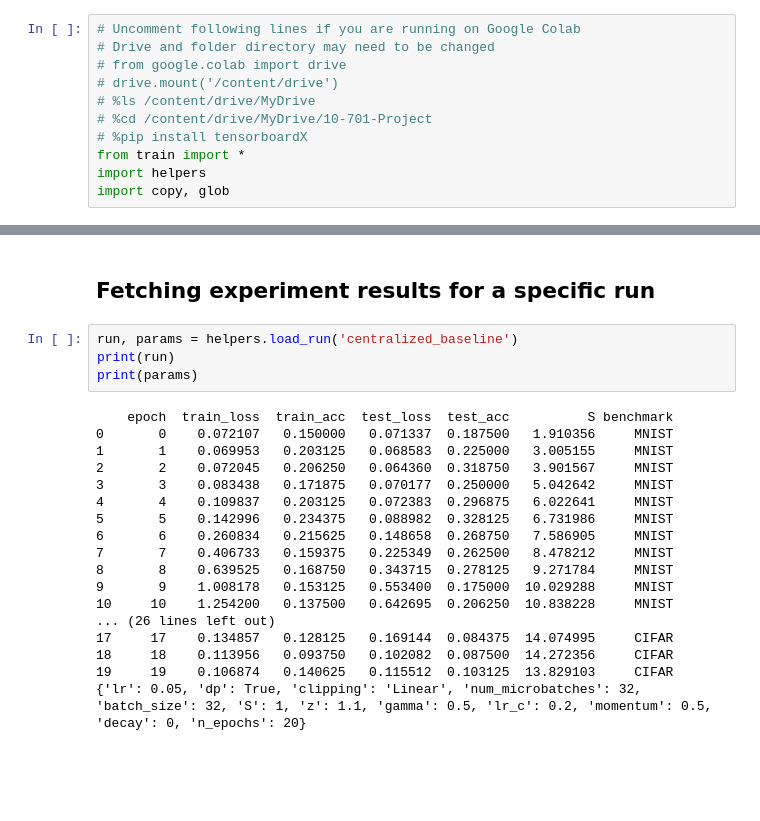
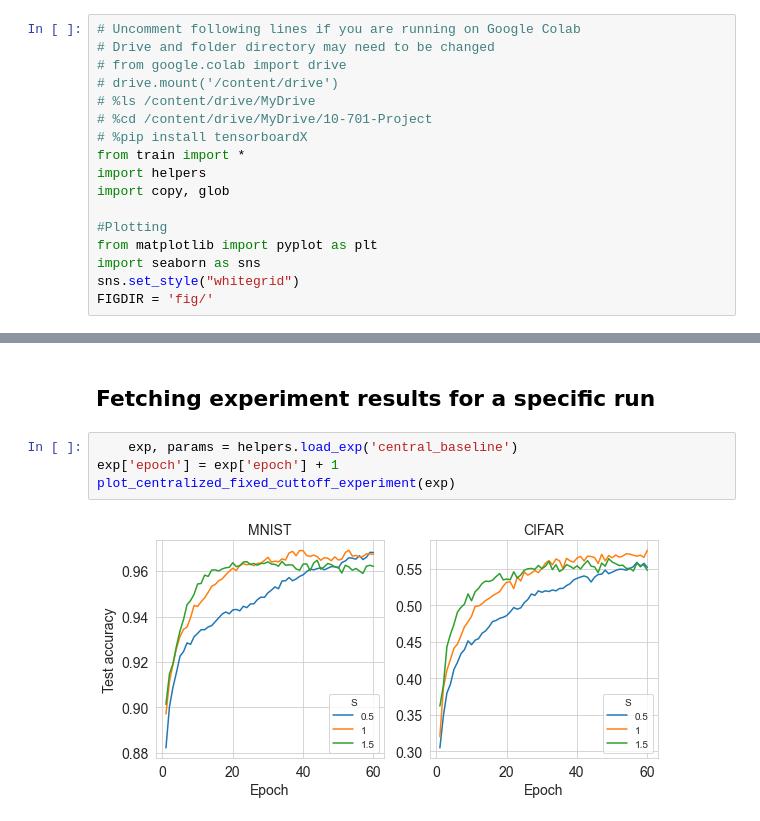
Before and after one commit to lguerdan/10-701-Project, a Jupyter notebook: dev_notebook.ipynb, the cells around one changed output, grey strips where cells are left out. Saved outputs shown, nothing was run; the diff lists cells and outputs as text; blank space fills up the shorter version.

```diff
--- a/dev_notebook.ipynb
+++ b/dev_notebook.ipynb
@@ -9,6 +9,12 @@
 from train import *
 import helpers
 import copy, glob
+
+#Plotting
+from matplotlib import pyplot as plt
+import seaborn as sns
+sns.set_style("whitegrid")
+FIGDIR = 'fig/'
 # %% [markdown]
 ## Running a specific experiment configuration
 # %%
@@ -30,25 +36,9 @@ params = {
 run_exp('run_a', params, use_devset=True)
 # %% [markdown]
 ## Fetching experiment results for a specific run
-# %%
-run, params = helpers.load_run('centralized_baseline')
-print(run)
-print(params)
-# %% [output]
-    epoch  train_loss  train_acc  test_loss  test_acc          S benchmark
-0       0    0.072107   0.150000   0.071337  0.187500   1.910356     MNIST
-1       1    0.069953   0.203125   0.068583  0.225000   3.005155     MNIST
-2       2    0.072045   0.206250   0.064360  0.318750   3.901567     MNIST
-3       3    0.083438   0.171875   0.070177  0.250000   5.042642     MNIST
-4       4    0.109837   0.203125   0.072383  0.296875   6.022641     MNIST
-5       5    0.142996   0.234375   0.088982  0.328125   6.731986     MNIST
-6       6    0.260834   0.215625   0.148658  0.268750   7.586905     MNIST
-7       7    0.406733   0.159375   0.225349  0.262500   8.478212     MNIST
-8       8    0.639525   0.168750   0.343715  0.278125   9.271784     MNIST
-9       9    1.008178   0.153125   0.553400  0.175000  10.029288     MNIST
-10     10    1.254200   0.137500   0.642695  0.206250  10.838228     MNIST
-... (26 lines left out)
-17     17    0.134857   0.128125   0.169144  0.084375  14.074995     CIFAR
-18     18    0.113956   0.093750   0.102082  0.087500  14.272356     CIFAR
-19     19    0.106874   0.140625   0.115512  0.103125  13.829103     CIFAR
-{'lr': 0.05, 'dp': True, 'clipping': 'Linear', 'num_microbatches': 32, 'batch_size': 32, 'S': 1, 'z': 1.1, 'gamma': 0.5, 'lr_c': 0.2, 'momentum': 0.5, 'decay': 0, 'n_epochs': 20}
+# %%
+    exp, params = helpers.load_exp('central_baseline')
+exp['epoch'] = exp['epoch'] + 1
+plot_centralized_fixed_cuttoff_experiment(exp)
+# %% [output]
+[figure, added]
```
Also changed, not shown: 4 other files.
